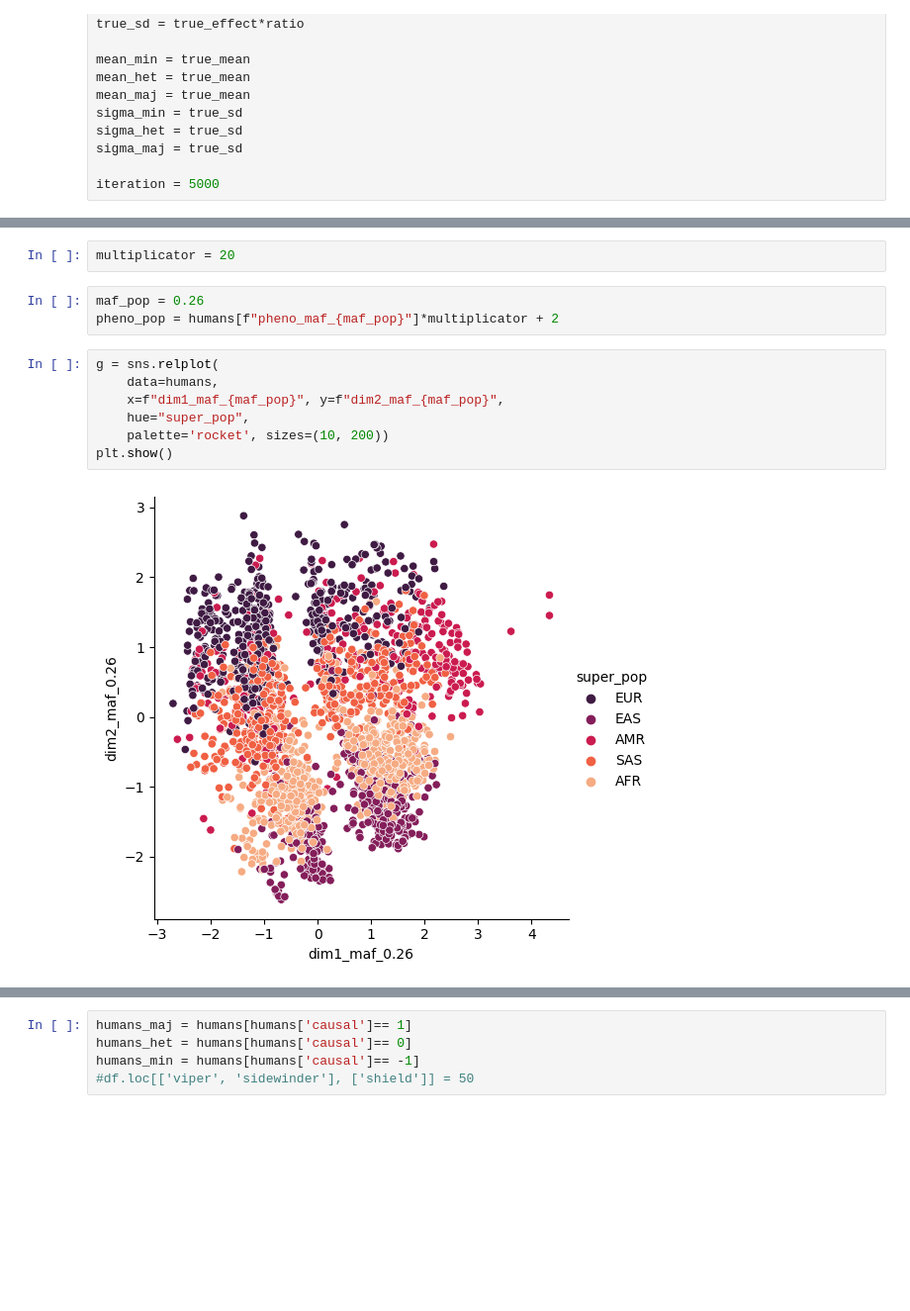
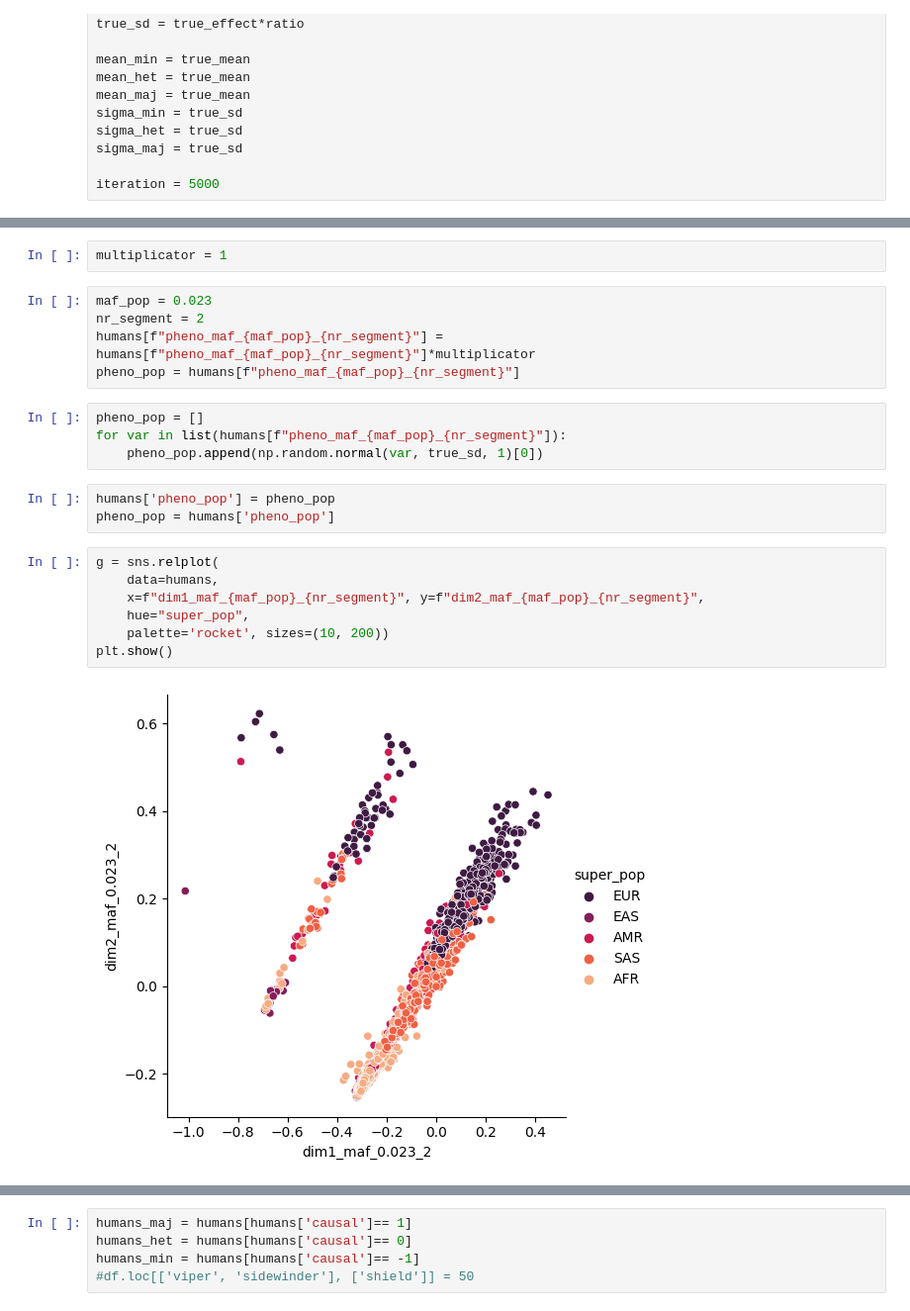
Before and after one commit to mat2m10/powercontrol, a Jupyter notebook: 06_power_pop_strat_no_corr.ipynb, the cells around one changed output, grey strips where cells are left out. Shown at 99% size. Cells and saved outputs as stored; diff of their text form; blank space fills up the shorter version.

```diff
--- a/06_power_pop_strat_no_corr.ipynb
+++ b/06_power_pop_strat_no_corr.ipynb
@@ -122,17 +142,26 @@ humans
 # %%
-multiplicator = 20
+multiplicator = 1
 # %%
-maf_pop = 0.26
-pheno_pop = humans[f"pheno_maf_{maf_pop}"]*multiplicator + 2
+maf_pop = 0.023
+nr_segment = 2
+humans[f"pheno_maf_{maf_pop}_{nr_segment}"] = humans[f"pheno_maf_{maf_pop}_{nr_segment}"]*multiplicator
+pheno_pop = humans[f"pheno_maf_{maf_pop}_{nr_segment}"]
+# %%
+pheno_pop = []
+for var in list(humans[f"pheno_maf_{maf_pop}_{nr_segment}"]):
+    pheno_pop.append(np.random.normal(var, true_sd, 1)[0])
+# %%
+humans['pheno_pop'] = pheno_pop
+pheno_pop = humans['pheno_pop']
 # %%
 g = sns.relplot(
     data=humans,
-    x=f"dim1_maf_{maf_pop}", y=f"dim2_maf_{maf_pop}",
+    x=f"dim1_maf_{maf_pop}_{nr_segment}", y=f"dim2_maf_{maf_pop}_{nr_segment}",
     hue="super_pop",
     palette='rocket', sizes=(10, 200))
 plt.show()
 # %% [output]
-[figure, old version]
+[figure, new version]
 # %%
 humans[f"causal"] = geno[geno.columns[snp_num]]
 g = sns.relplot(
```
Also changed, not shown: parts of 27 cells of this notebook, 3 other files.
